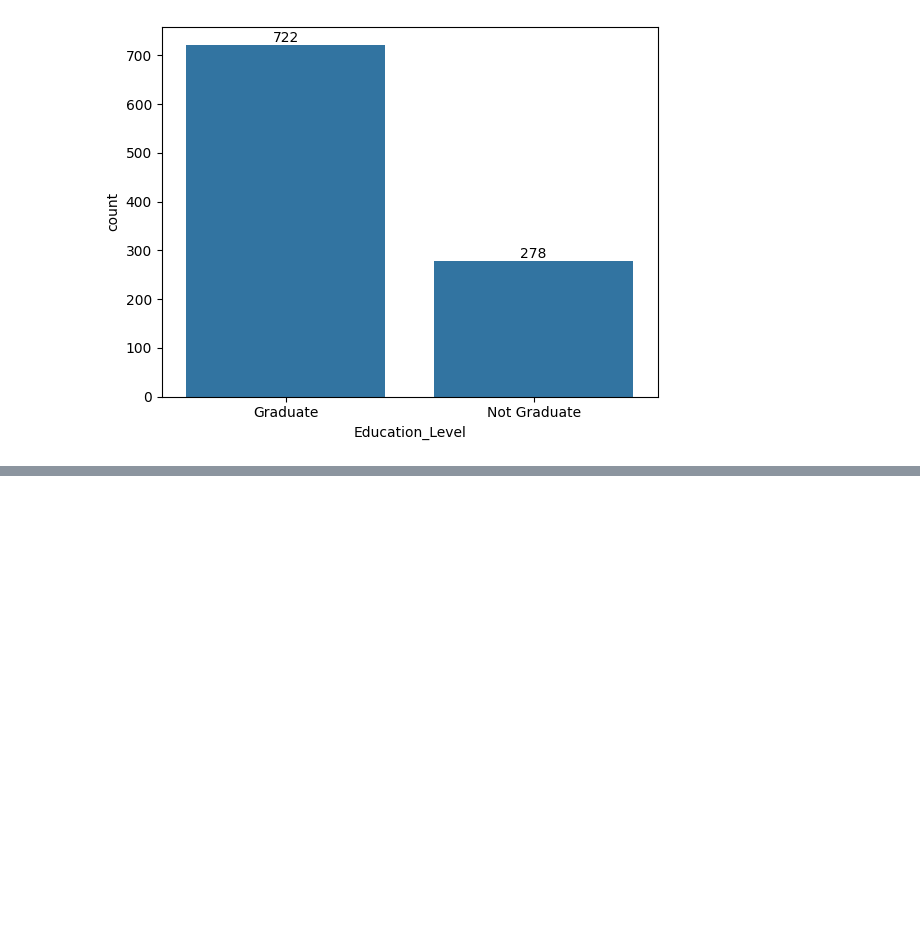
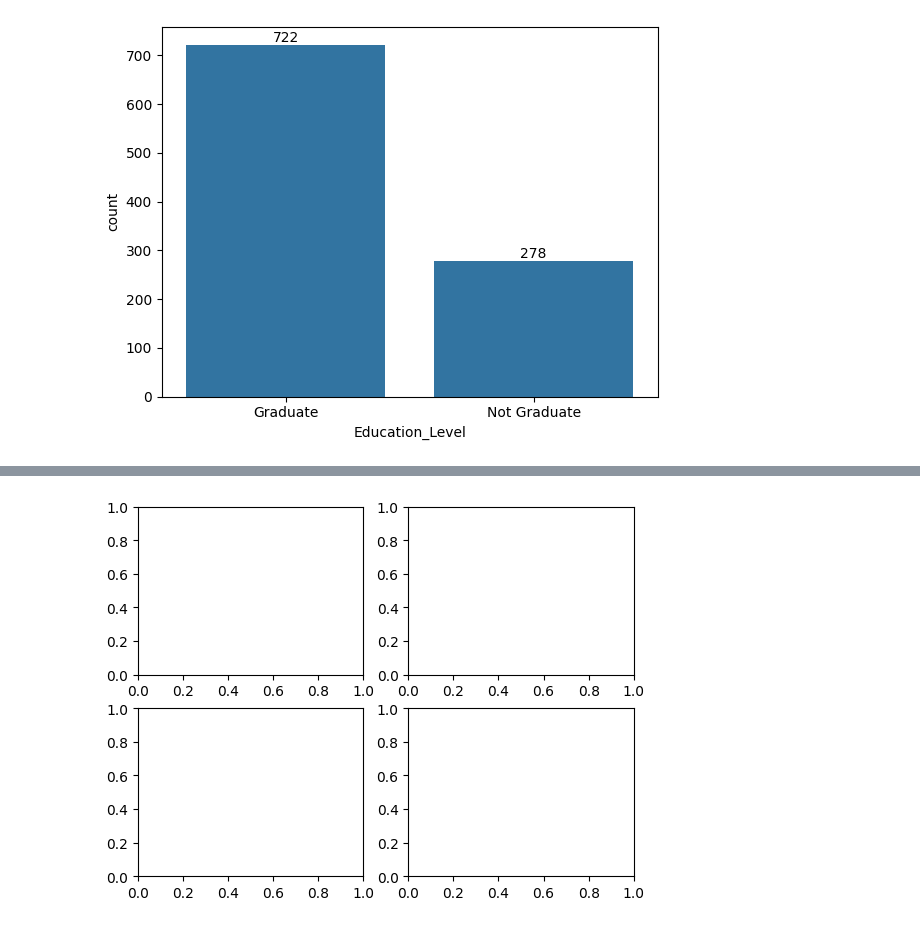
Before and after one commit to aryanvermacentral-coder/AI-ML, a Jupyter notebook: 5. Supervised ML/6. Credit Wise Loan System (Minor Project)/project_code.ipynb, the cells around one changed output, grey strips where cells are left out. Cells and saved outputs as stored; diff of their text form; code cells hidden in the pictures; blank space fills up the shorter version.

```diff
--- a/5. Supervised ML/6. Credit Wise Loan System (Minor Project)/project_code.ipynb
+++ b/5. Supervised ML/6. Credit Wise Loan System (Minor Project)/project_code.ipynb
@@ -134,0 +166,4 @@ ax.bar_label(ax.containers[0])
+# %%
+fig, axes = plt.subplots(2, 2)
+# %% [output]
+[figure, added]
```
Also changed, not shown: parts of 3 cells of this notebook, 3 other files.
